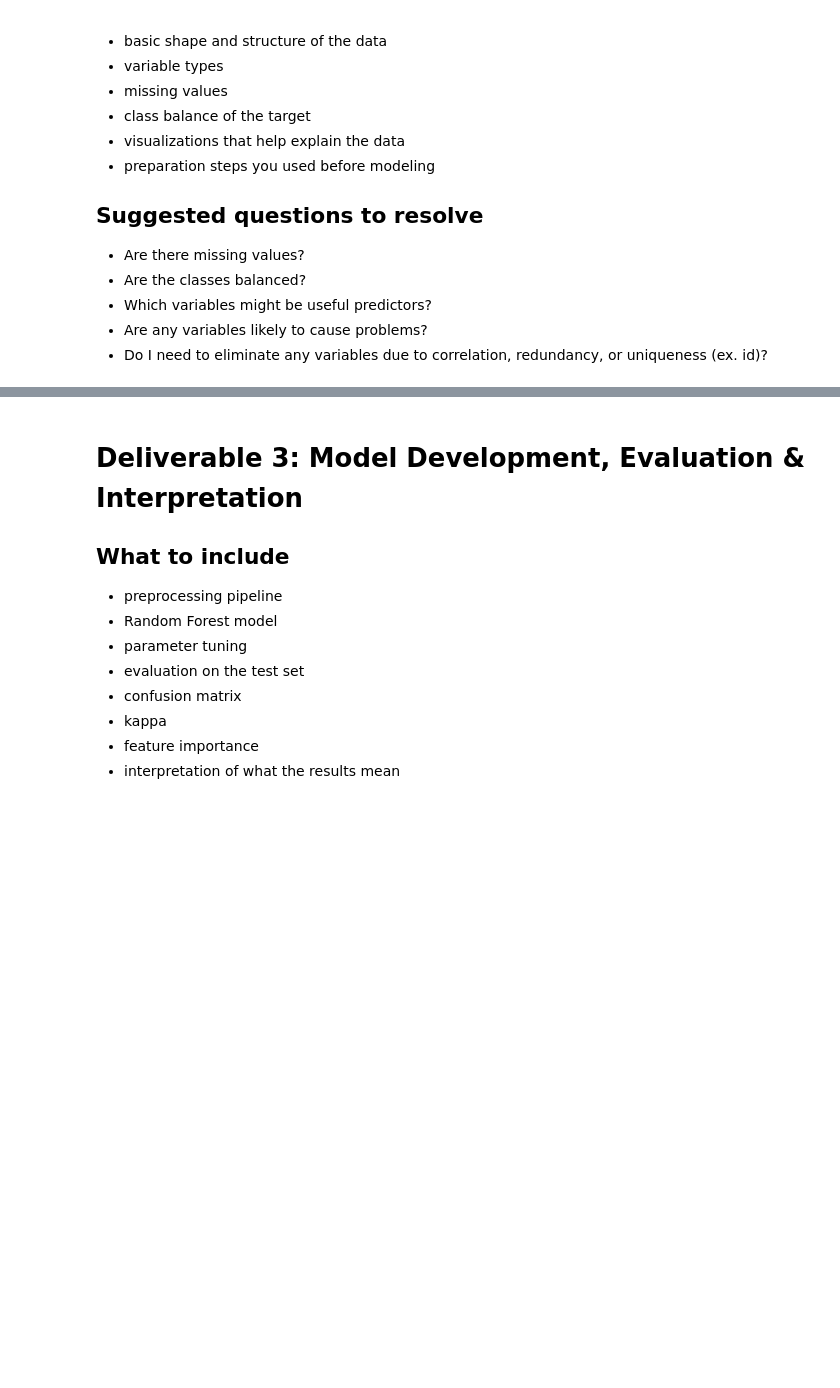
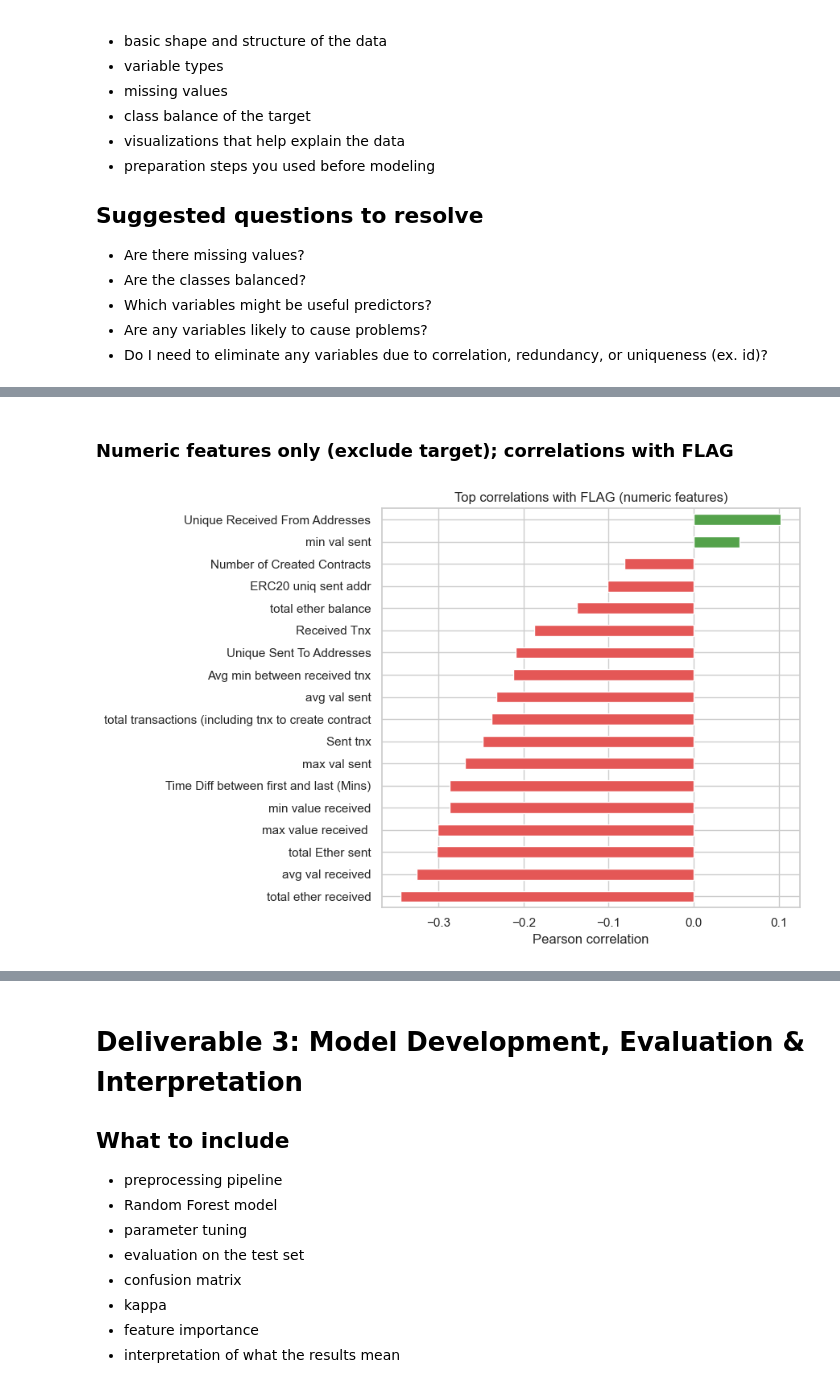
Before and after one commit to domi04/Ethereum-Fraud-Detection, a Jupyter notebook: DataMining_Project_Template_Spring_2026 (1).ipynb, the cells around one changed output, grey strips where cells are left out. Cells and saved outputs as stored; diff of their text form; code cells hidden in the pictures; blank space fills up the shorter version.

```diff
--- a/DataMining_Project_Template_Spring_2026 (1).ipynb
+++ b/DataMining_Project_Template_Spring_2026 (1).ipynb
@@ -225,0 +304,17 @@ Write a short summary in the markdown cell below this one.
+# %% [markdown]
+### Numeric features only (exclude target); correlations with FLAG
+# %%
+num_df = df.select_dtypes(include="number").copy()
+if target in num_df.columns:
+    corr_flag = num_df.corr()[target].drop(labels=[target], errors="ignore")
+    corr_flag = corr_flag.dropna()
+    corr_flag = corr_flag.loc[corr_flag.abs().sort_values(ascending=False).index].head(18)
+
+    fig, ax = plt.subplots(figsize=(9, 6))
+    corr_flag.sort_values().plot(kind="barh", ax=ax, color=np.where(corr_flag.sort_values() < 0, "#E45756", "#54A24B"))
+    ax.set_title("Top correlations with FLAG (numeric features)")
+    ax.set_xlabel("Pearson correlation")
+    plt.tight_layout()
+    plt.show()
+# %% [output]
+[figure, added]
```
Also changed, not shown: parts of 28 cells of this notebook.
